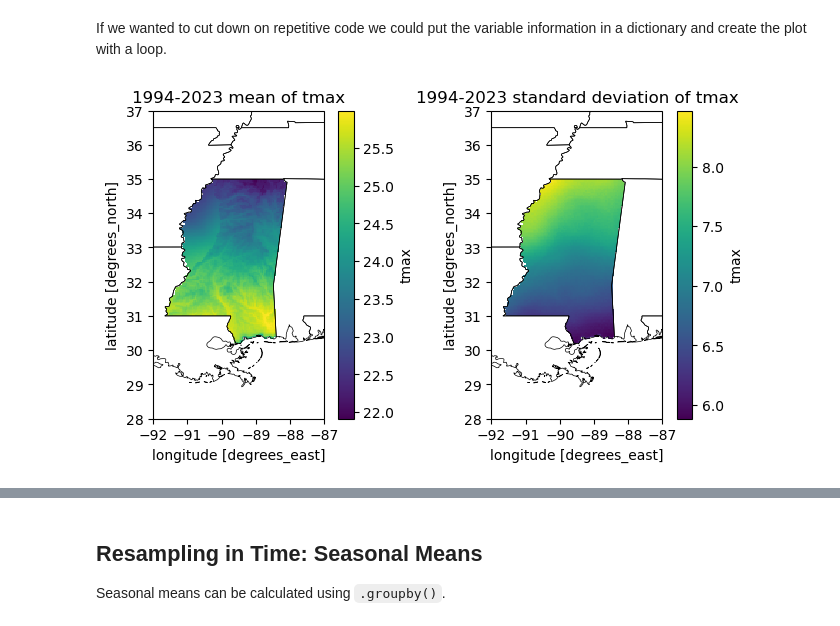
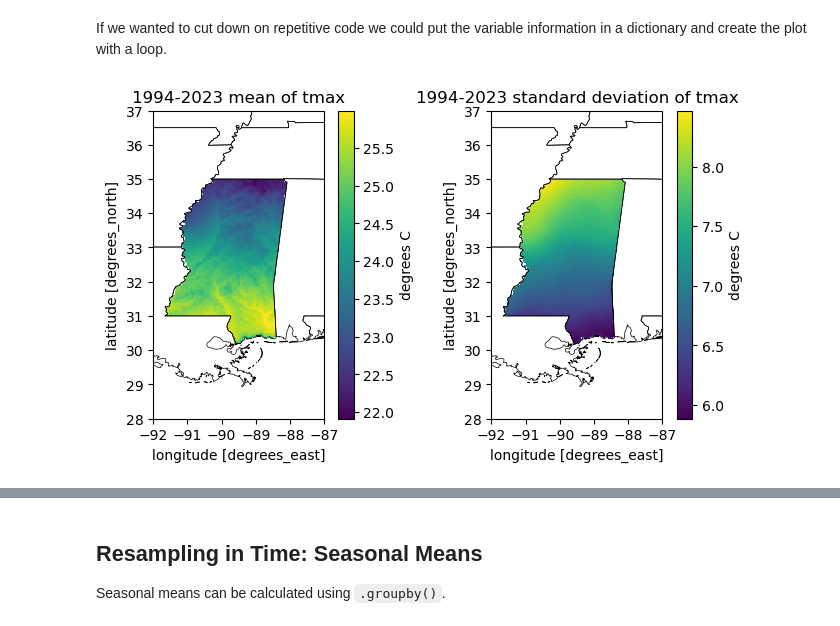
Before and after one commit to kerriegeil/DEV_canvas_beginner_py, a Jupyter notebook: IntroToXarray.ipynb, the cells around one changed output, grey strips where cells are left out. Cells and saved outputs as stored; diff of their text form; code cells hidden in the pictures.

```diff
--- a/IntroToXarray.ipynb
+++ b/IntroToXarray.ipynb
@@ -509,7 +502,7 @@ You can also find example plots on these pages: **[matplotlib plot examples](htt
 
 Below, we'll make a figure that includes two sub plots, where the left subplot is mean tmax and right is tmax standard deviation.
 # %%
-# year values for use in plot titles
+# year values, programmatically, for use in plot titles
 year_start, year_end = tx.time.isel(time=0).dt.year.data, tx.time.isel(time=-1).dt.year.data
 
 # create main figure object
@@ -517,14 +510,14 @@ fig = plt.figure(figsize=(8,4))
 
 # create axes objects within the figure
 # left plot
-ax = fig.add_subplot(121, projection=ccrs.PlateCarree()) # first subplot using Pseudo Plate Carree for display
-ax.set_extent([-92, -87, 28, 37], crs=ccrs.PlateCarree()) # map lat lon extents
-ax.add_feature(cfeature.STATES, linewidth=0.5, edgecolor='black') # Add state boundaries
-ax.set_xticks(ax.get_xticks()) # show x-axis label, ticks, tick labels
-ax.set_yticks(ax.get_yticks()) # show y-axis label, ticks, tick labels
+ax1 = fig.add_subplot(121, projection=ccrs.PlateCarree()) # first subplot using Pseudo Plate Carree for display
+ax1.set_extent([-92, -87, 28, 37], crs=ccrs.PlateCarree()) # map lat lon extents
+ax1.add_feature(cfeature.STATES, linewidth=0.5, edgecolor='black') # Add state boundaries
+ax1.set_xticks(ax1.get_xticks()) # show x-axis label, ticks, tick labels
+ax1.set_yticks(ax1.get_yticks()) # show y-axis label, ticks, tick labels
 
-tx_mean.plot(ax=ax) # what to plot on this axes object
-ax.set_title(f'{year_start}-{year_end} mean of tmax', fontsize=12)
+tx_mean.plot(ax=ax1,cbar_kwargs={'label':'degrees C'}) # what to plot on this axes object
+ax1.set_title(f'{year_start}-{year_end} mean of tmax', fontsize=12)
 
 # right plot
 ax2 = fig.add_subplot(122, projection=ccrs.PlateCarree())
@@ -533,7 +526,7 @@ ax2.add_feature(cfeature.STATES, linewidth=0.5, edgecolor='black')
 ax2.set_xticks(ax2.get_xticks())
 ax2.set_yticks(ax2.get_yticks())
 
-tx_std.plot(ax=ax2) # what to plot on this axes object
+tx_std.plot(ax=ax2,cbar_kwargs={'label':'degrees C'}) # what to plot on this axes object
 ax2.set_title(f'{year_start}-{year_end} standard dev of tmax', fontsize=12)
 
 # plot everything
@@ -543,25 +536,25 @@ plt.show()
 # %% [markdown]
 If we wanted to cut down on repetitive code we could put the variable information in a dictionary and create the plot with a loop.
 # %%
-# dict of variable info. keys will appear in plot titles, values are the variables to plot
+# dict of variable info
+# keys will appear in plot titles, values are the variables to plot
 var_info = {'mean of tmax':tx_mean,'standard deviation of tmax':tx_std}
 
 # create main figure object
 fig = plt.figure(figsize=(8,4))
-nrows = 1
-ncols = 2
+nrows,ncols = 1,2
 
 for i, (key,value) in enumerate(var_info.items()):
     ax = fig.add_subplot(nrows,ncols,i+1, projection=ccrs.PlateCarree())
     ax.set_extent([-92, -87, 28, 37], crs=ccrs.PlateCarree())
     ax.add_feature(cfeature.STATES, linewidth=0.5, edgecolor='black')
     ax.set_xticks(ax.get_xticks())
     ax.set_yticks(ax.get_yticks())
 
-    value.plot(ax=ax)
+    value.plot(ax=ax,cbar_kwargs={'label':'degrees C'})
     ax.set_title(f'{year_start}-{year_end} {key}', fontsize=12)
 
 # plot everything
 plt.show()
 # %% [output]
-[figure, old version]
+[figure, new version]
```
Also changed, not shown: parts of 35 cells of this notebook, 1 other file.
